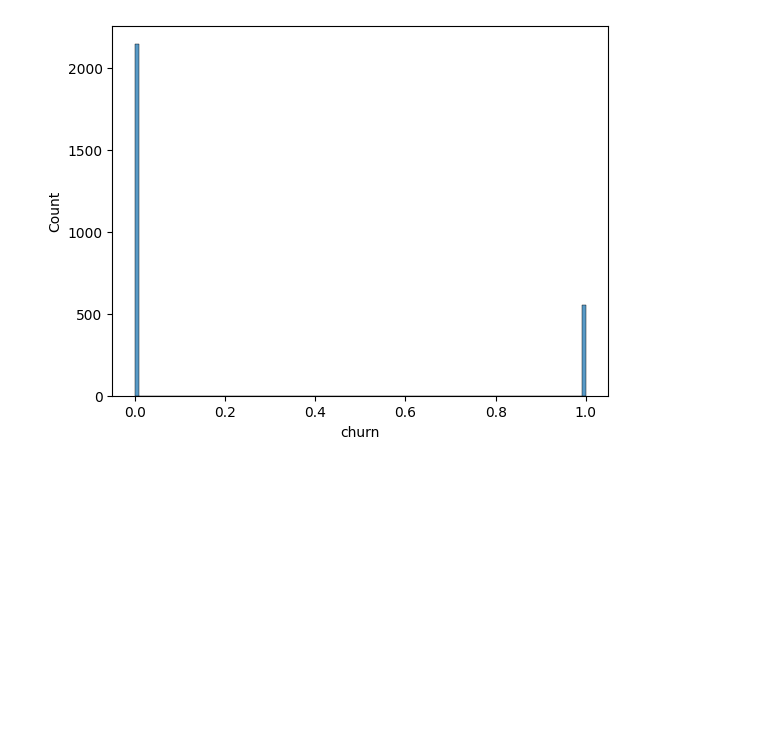
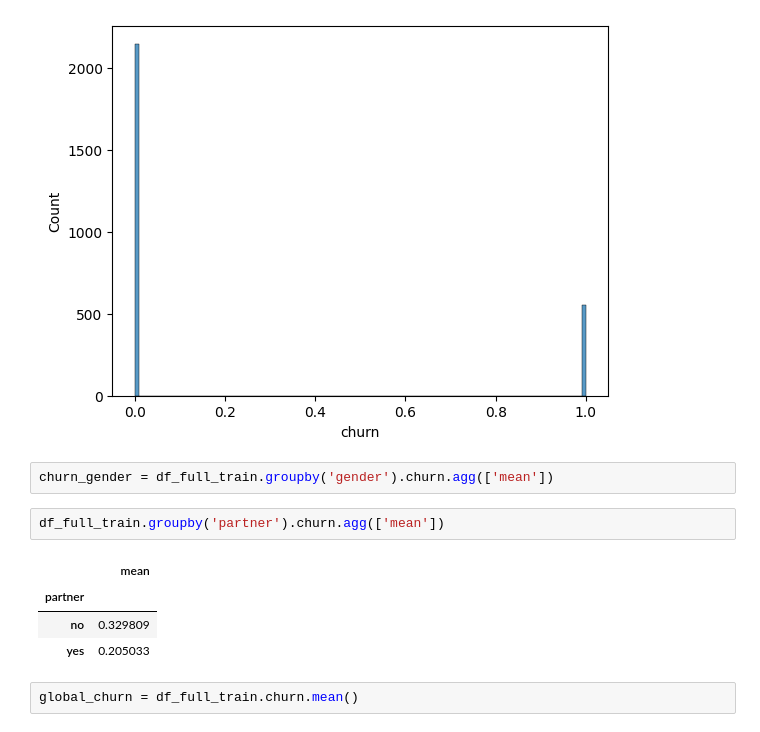
Before and after one commit to evvladimirov/machine-learning-zoomcamp-2025, a Jupyter notebook: 03-classification/testing.ipynb, the cells around one changed output. Drawn from its saved outputs; the diff is of its cells as text; blank space fills up the shorter version.

```diff
--- a/03-classification/testing.ipynb
+++ b/03-classification/testing.ipynb
@@ -188,3 +188,14 @@ sns.histplot(df_full_train[df_full_train.partner == 'yes'].churn)
 # %% [output]
 <Axes: xlabel='churn', ylabel='Count'>
 [figure]
+# %%
+churn_gender = df_full_train.groupby('gender').churn.agg(['mean'])
+# %%
+df_full_train.groupby('partner').churn.agg(['mean'])
+# %% [output]
+|  | mean |
+| partner |  |
+| no | 0.329809 |
+| yes | 0.205033 |
+# %%
+global_churn = df_full_train.churn.mean()
```
Also changed, not shown: parts of 4 cells of this notebook.
